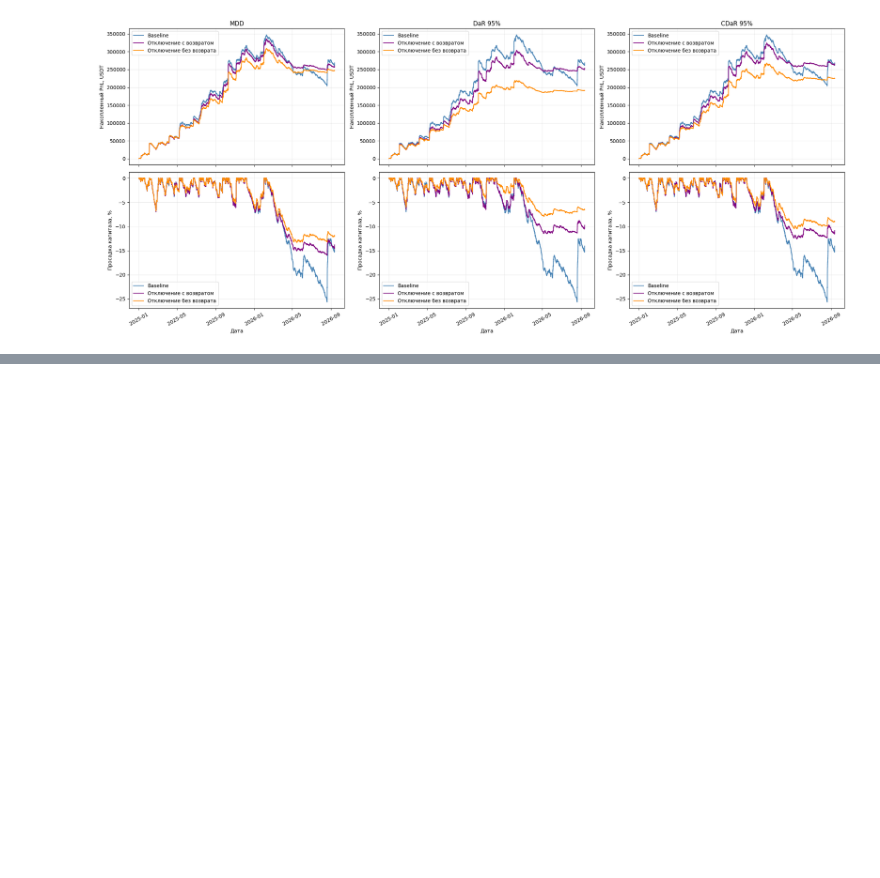
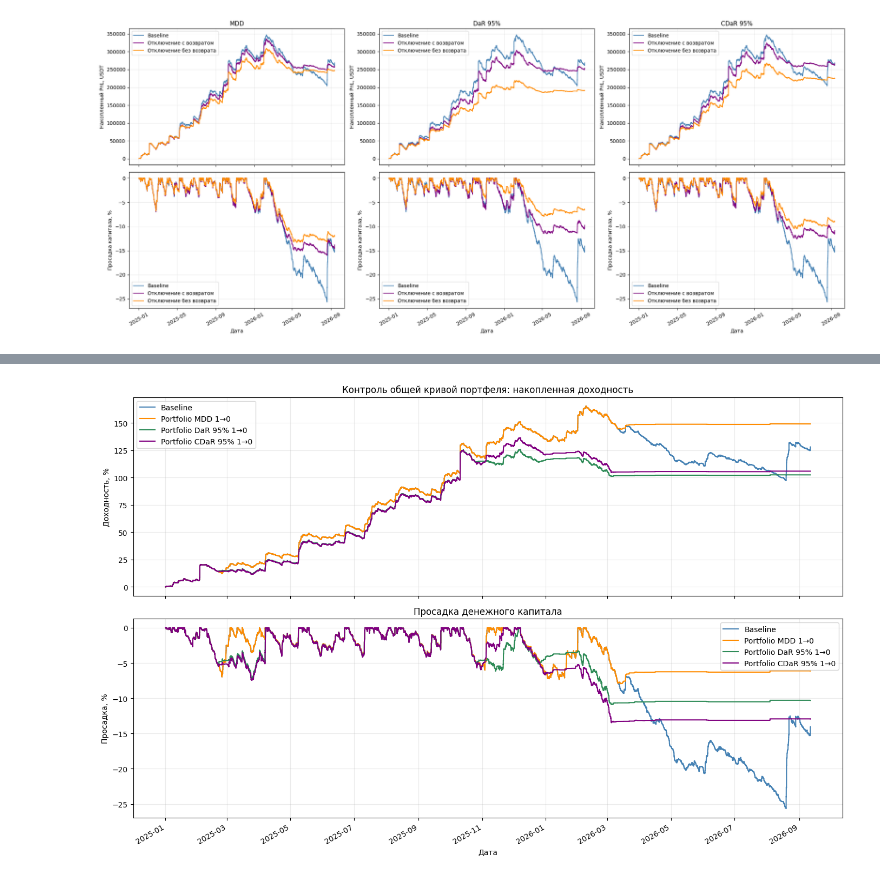
Before and after one commit to NikitaDzigurda/trading-strategy-risk-analysis, a Jupyter notebook: notebooks/03_drawdown_risk_management.ipynb, the cells around one changed output, grey strips where cells are left out. Saved outputs shown, nothing was run; the diff lists cells and outputs as text; code cells hidden in the pictures; blank space fills up the shorter version.

```diff
--- a/notebooks/03_drawdown_risk_management.ipynb
+++ b/notebooks/03_drawdown_risk_management.ipynb
@@ -443,12 +372,0 @@ display(selective_period_results.loc[pd.IndexSlice[:, hypothesis2_methods], ['Ne
-# %%
-fig, axes = plt.subplots(2, 1, figsize=(14, 9), sharex=True)
-for method in hypothesis2_methods:
-    axes[0].plot(evaluation_pnl.index, evaluation_pnl[method], label=method, color=selective_colors[method])
-    axes[1].plot(evaluation_drawdown_pct.index, evaluation_drawdown_pct[method], label=method, color=selective_colors[method])
-axes[0].set(title='Избирательное управление: накопленный денежный PnL', ylabel='PnL, USDT')
-axes[1].set(title='Относительная просадка реализованного баланса', ylabel='Просадка, %', xlabel='Дата закрытия')
-for ax in axes:
-    ax.axvline(pd.Timestamp('2026-01-01'), color='black', linestyle='--', alpha=0.5)
-    ax.legend()
-plt.tight_layout()
-plt.show()
@@ -675,0 +633,4 @@ plt.show()
+# %%
+portfolio_control_summary = cash_metrics(evaluation_start, evaluation_end, portfolio_control)
+portfolio_control_report_columns = main_columns + ['PnL_delta_USDT','Trades_skipped_pct']
+display(portfolio_control_summary[portfolio_control_report_columns].round(3))
@@ -675,0 +645,28 @@ plt.show()
+# %%
+portfolio_control_eval_equity = pd.concat([
+    portfolio_control_summary['Start_USDT'].to_frame().T.set_axis(
+        [evaluation_start]),portfolio_control['equity'].loc[
+        (portfolio_control['equity'].index >= evaluation_start) & (portfolio_control['equity'].index < evaluation_end + pd.Timedelta(days=1))]])
+
+portfolio_control_return_pct = (portfolio_control_eval_equity.div(portfolio_control_summary['Start_USDT'], axis='columns') - 1) * 100
+portfolio_control_dd_pct = (portfolio_control_eval_equity/ portfolio_control_eval_equity.cummax()- 1) * 100
+portfolio_control_colors = dict(zip(portfolio_control['methods'],['steelblue', 'darkorange', 'seagreen', 'purple']))
+
+fig, axes = plt.subplots(2, 1, figsize=(14, 9), sharex=True)
+
+for method in portfolio_control['methods']:
+    color = portfolio_control_colors[method]
+    axes[0].step(portfolio_control_return_pct.index, portfolio_control_return_pct[method], where='post', label=method, color=color)
+    axes[1].step(portfolio_control_dd_pct.index, portfolio_control_dd_pct[method], where='post', label=method, color=color)
+
+axes[0].set(title='Контроль общей кривой портфеля: накопленная доходность', ylabel='Доходность, %')
+axes[1].set(title='Просадка денежного капитала', ylabel='Просадка, %', xlabel='Дата')
+
+for ax in axes:
+    ax.legend()
+
+fig.autofmt_xdate(rotation=30)
+plt.tight_layout()
+plt.show()
+# %% [output]
+[figure, added]
```
Also changed, not shown: parts of 46 cells of this notebook.
